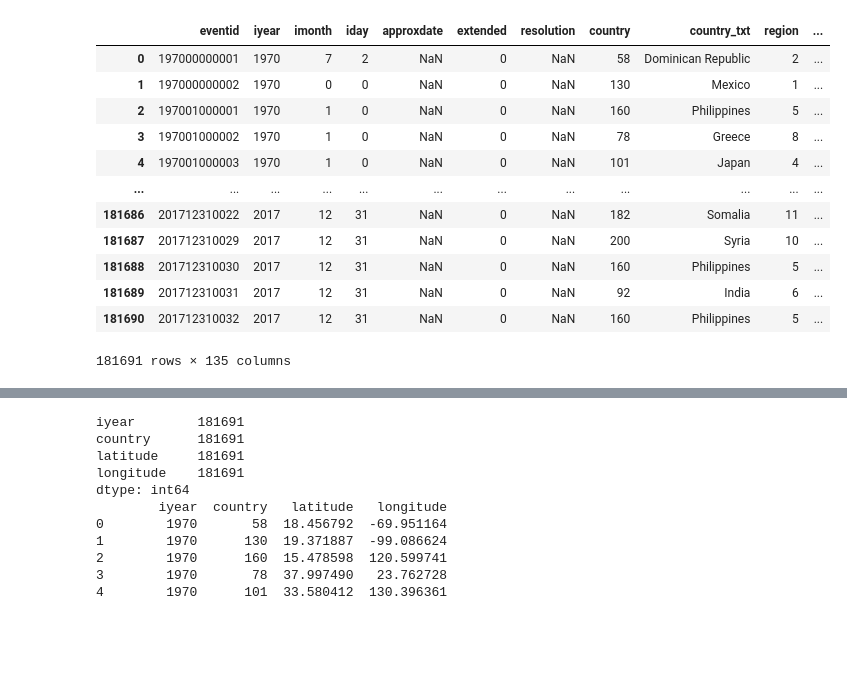
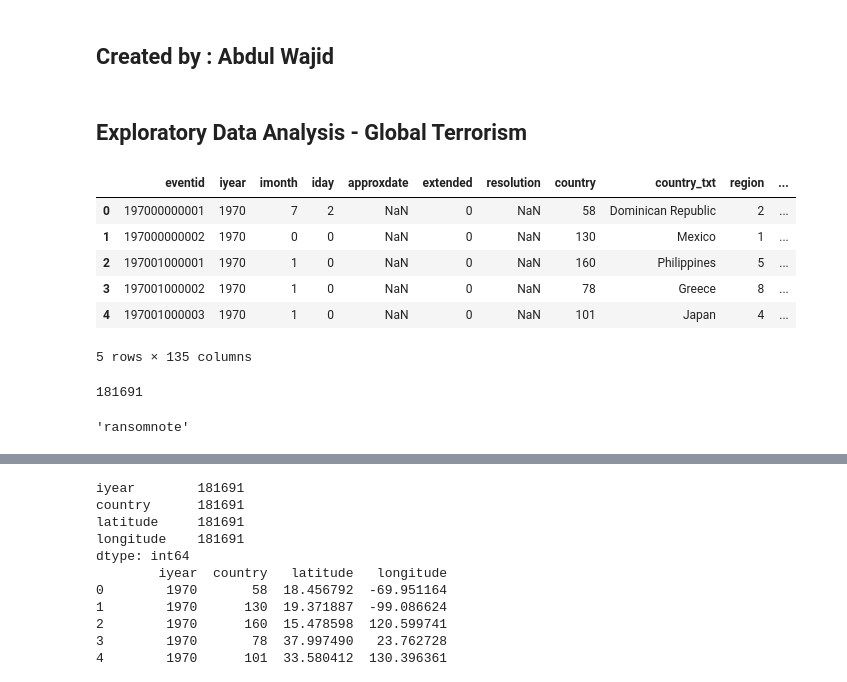
Before and after one commit to AbdulWajid99/The-Sparks-Foundation, a Jupyter notebook: Task_4-Advance_EDA-Global_terrorism/EDA- Global_Terrorism.ipynb, the cells around one changed output, grey strips where cells are left out. Cells and saved outputs as stored; diff of their text form; code cells hidden in the pictures; blank space fills up the shorter version.

```diff
--- a/Task_4-Advance_EDA-Global_terrorism/EDA- Global_Terrorism.ipynb
+++ b/Task_4-Advance_EDA-Global_terrorism/EDA- Global_Terrorism.ipynb
@@ -1 +1,5 @@
+# %% [markdown]
+## Created by : Abdul Wajid
+# %% [markdown]
+ ## Exploratory Data Analysis - Global Terrorism
 # %%
@@ -7,20 +14,22 @@ import seaborn as sns
 # %%
-df = pd.read_csv("Data.csv")
-df
+df = pd.read_csv("C:\\Users\\realm\\Downloads\\Data-Global_terrorism\\dataset.csv")
+df.head()
 # %% [output]
 |  | eventid | iyear | imonth | iday | approxdate | extended | resolution | country | country_txt | region | ... |
 | 0 | 197000000001 | 1970 | 7 | 2 | NaN | 0 | NaN | 58 | Dominican Republic | 2 | ... |
 | 1 | 197000000002 | 1970 | 0 | 0 | NaN | 0 | NaN | 130 | Mexico | 1 | ... |
 | 2 | 197001000001 | 1970 | 1 | 0 | NaN | 0 | NaN | 160 | Philippines | 5 | ... |
 | 3 | 197001000002 | 1970 | 1 | 0 | NaN | 0 | NaN | 78 | Greece | 8 | ... |
 | 4 | 197001000003 | 1970 | 1 | 0 | NaN | 0 | NaN | 101 | Japan | 4 | ... |
-| ... | ... | ... | ... | ... | ... | ... | ... | ... | ... | ... | ... |
-| 181686 | 201712310022 | 2017 | 12 | 31 | NaN | 0 | NaN | 182 | Somalia | 11 | ... |
-| 181687 | 201712310029 | 2017 | 12 | 31 | NaN | 0 | NaN | 200 | Syria | 10 | ... |
-| 181688 | 201712310030 | 2017 | 12 | 31 | NaN | 0 | NaN | 160 | Philippines | 5 | ... |
-| 181689 | 201712310031 | 2017 | 12 | 31 | NaN | 0 | NaN | 92 | India | 6 | ... |
-| 181690 | 201712310032 | 2017 | 12 | 31 | NaN | 0 | NaN | 160 | Philippines | 5 | ... |
-181691 rows × 135 columns
+5 rows × 135 columns
+# %%
+df['approxdate'].isnull().count()
+# %% [output]
+181691
+# %%
+df.columns[121]
+# %% [output]
+'ransomnote'
 # %%
 df.describe()
 # %% [output]
```
Also changed, not shown: parts of 1 cell of this notebook, 3 other files.
